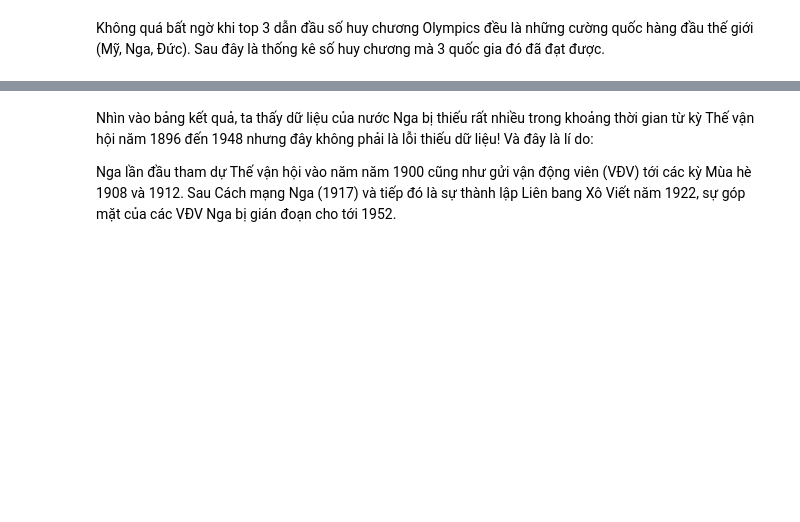
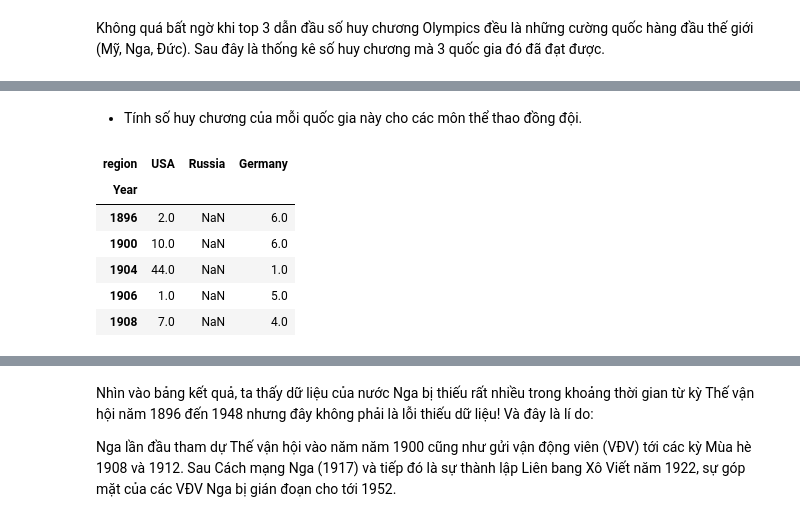
Before and after one commit to tungbtt/LTKHDL_Project, a Jupyter notebook: Olympics.ipynb, the cells around one changed output, grey strips where cells are left out. Saved outputs shown, nothing was run; the diff lists cells and outputs as text; code cells hidden in the pictures; blank space fills up the shorter version.

```diff
--- a/Olympics.ipynb
+++ b/Olympics.ipynb
@@ -440,0 +431,18 @@ medals_per_year
+# %% [markdown]
+- Tính số huy chương của mỗi quốc gia này cho các môn thể thao đồng đội.
+# %%
+temp=pd.DataFrame(ethlete_df.query("Season=='Summer' & isTeamSport==1 & isWon==1")[['Year','Event','region','Medal','isWon']]).drop_duplicates(keep='first')
+medals_per_year_Team = pd.pivot_table(temp,
+                                  index   = 'Year',
+                                  columns = 'region',
+                                  values  = 'isWon' ,
+                                  aggfunc = 'sum')[top3_countries]
+medals_per_year_Team.head()
+# %% [output]
+| region | USA | Russia | Germany |
+| Year |  |  |  |
+| 1896 | 2.0 | NaN | 6.0 |
+| 1900 | 10.0 | NaN | 6.0 |
+| 1904 | 44.0 | NaN | 1.0 |
+| 1906 | 1.0 | NaN | 5.0 |
+| 1908 | 7.0 | NaN | 4.0 |
```
Also changed, not shown: parts of 7 cells of this notebook.
